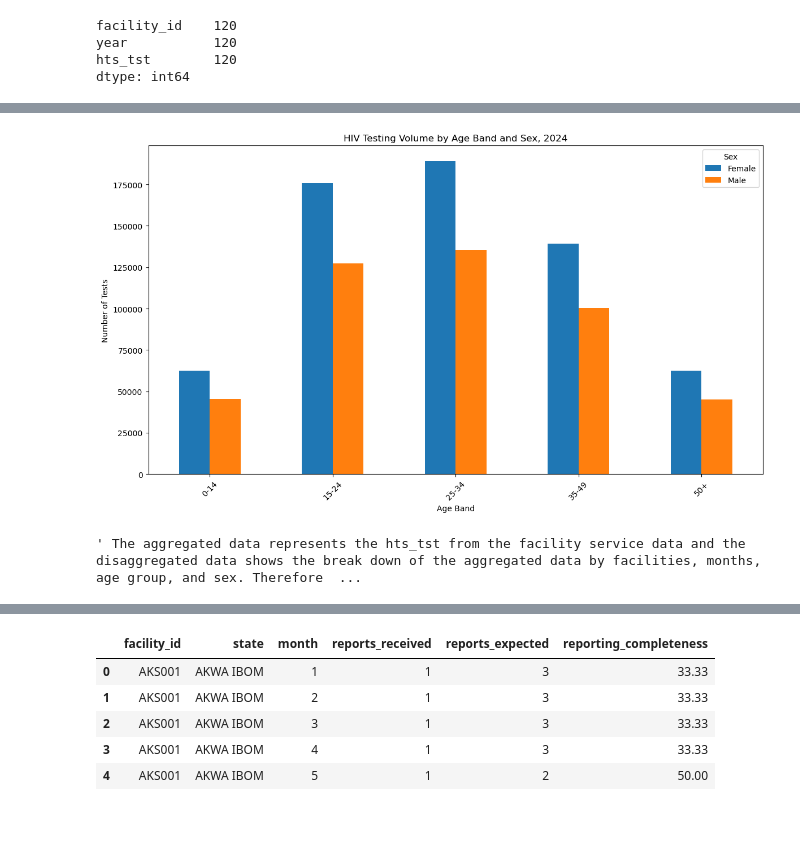
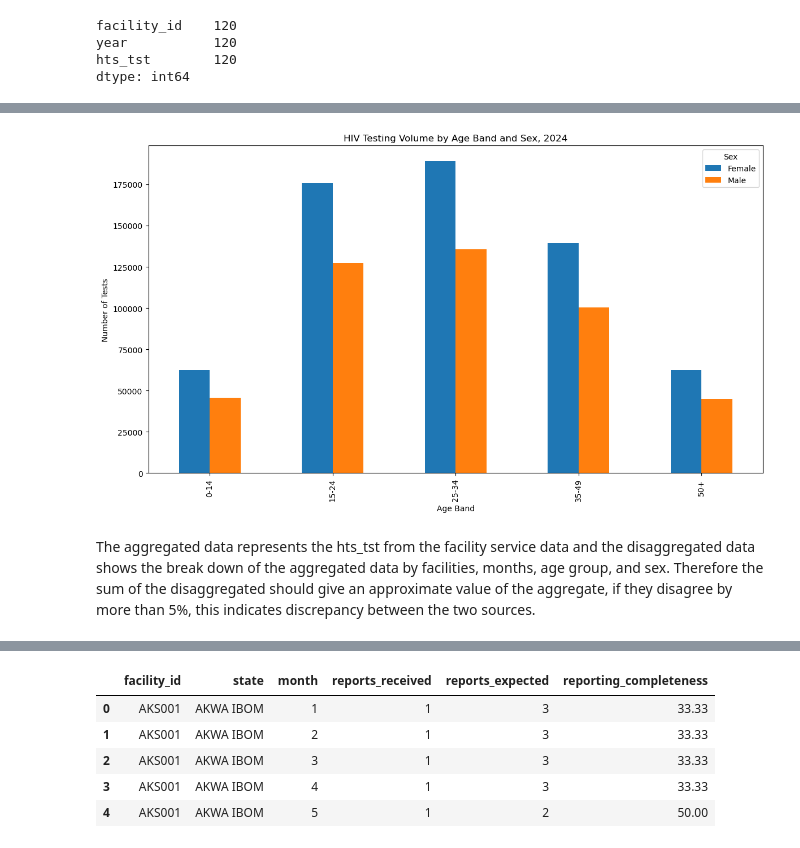
Before and after one commit to AlozieCollins/Intern-dataset-work, a Jupyter notebook: work.ipynb, the cells around one changed output, grey strips where cells are left out. Cells and saved outputs as stored; diff of their text form; code cells hidden in the pictures; blank space fills up the shorter version.

```diff
--- a/work.ipynb
+++ b/work.ipynb
@@ -1027,46 +1009,44 @@ age_sex_2024 = ds[
 # Aggregate testing volume
 age_sex_summary = (
     age_sex_2024
-    .groupby(["age_band", "sex"])["hts_tst"]
-    .sum()
+    .groupby(["age_band", "sex"])
+    ["hts_tst"].sum()
     .reset_index()
 )
 
 # Pivot so sex becomes columns
 age_sex_pivot = age_sex_summary.pivot(
     index="age_band",
     columns="sex",
     values="hts_tst"
 ).fillna(0)
 
 # Plot
 ax = age_sex_pivot.plot(
     kind="bar",
     figsize=(12, 7)
 )
 
 ax.set_title("HIV Testing Volume by Age Band and Sex, 2024")
 ax.set_xlabel("Age Band")
 ax.set_ylabel("Number of Tests")
-plt.xticks(rotation=45)
+
 
 plt.legend(title="Sex")
 
 plt.tight_layout()
 
 plt.savefig(
     "plot_3_testing_volume_age_sex_2024.png",
     dpi=300,
     bbox_inches="tight"
 )
 
 plt.show()
 # %% [output]
-[figure, old version]
+[figure, new version]
-# %%
-""" The aggregated data represents the hts_tst from the facility service data and the disaggregated data shows the break down of the aggregated data by facilities, months, age group, and sex. Therefore the sum of the disaggregated should give an approximate value of the aggregate, if they disagree by more than 5%, this indicates discrepancy between the two sources."""
-# %% [output]
-' The aggregated data represents the hts_tst from the facility service data and the disaggregated data shows the break down of the aggregated data by facilities, months, age group, and sex. Therefore  ...
+# %% [markdown]
+The aggregated data represents the hts_tst from the facility service data and the disaggregated data shows the break down of the aggregated data by facilities, months, age group, and sex. Therefore the sum of the disaggregated should give an approximate value of the aggregate, if they disagree by more than 5%, this indicates discrepancy between the two sources.
 # %%
 # Selected each of the validaton rules that is to be exclude and saved them in a variable, then we grouped the rows together in bad_index
 r1_bad = r1(df)
```
Also changed, not shown: parts of 60 cells of this notebook, 6 other files.
